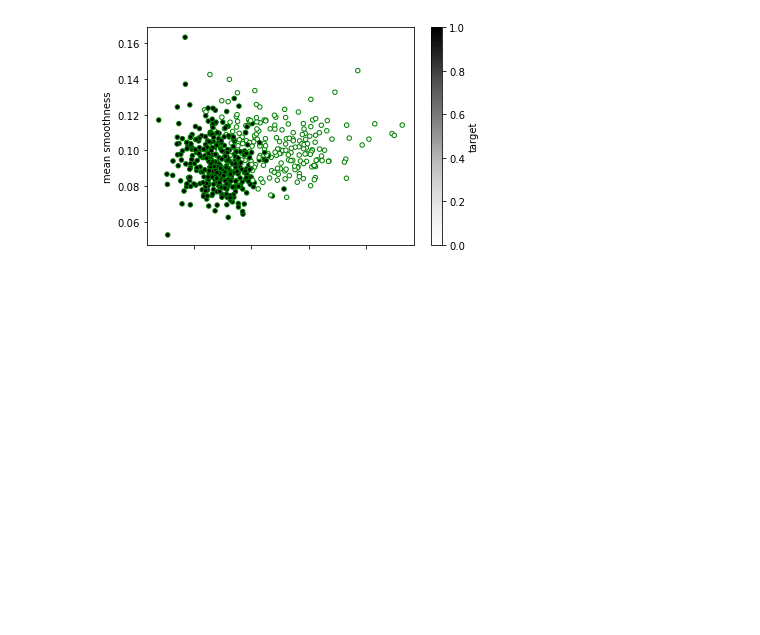
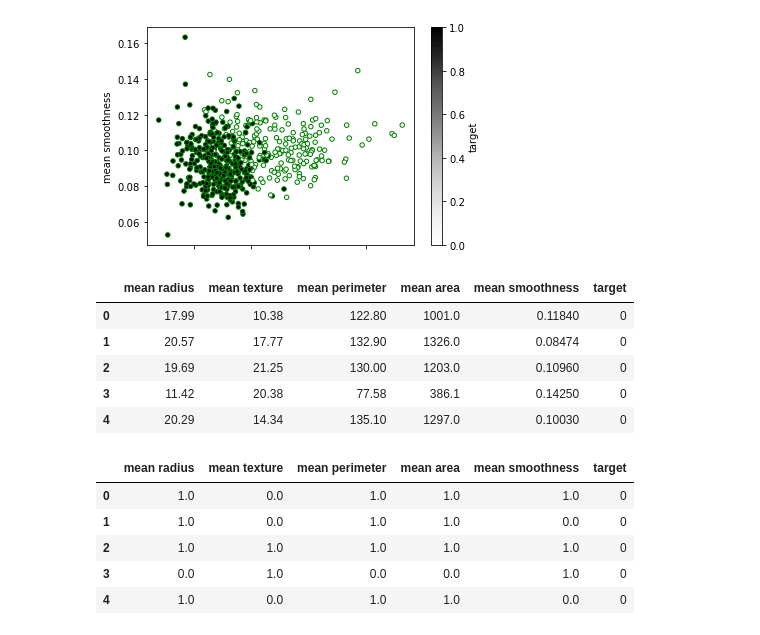
Before and after one commit to alessiorecchia/strive_exe, a Jupyter notebook: M1_Math/04. Probability/test.ipynb, the cells around one changed output. Saved outputs shown, nothing was run; the diff lists cells and outputs as text; code cells hidden in the pictures; blank space fills up the shorter version.

Commit message:
created a discrete table

```diff
--- a/M1_Math/04. Probability/test.ipynb
+++ b/M1_Math/04. Probability/test.ipynb
@@ -47,3 +47,28 @@ df.plot.scatter(x='mean radius', y='mean smoothness', c='target', edgecolors='g'
 # %% [output]
 <AxesSubplot:xlabel='mean radius', ylabel='mean smoothness'>
 [figure]
+# %%
+df_discrete = df.copy(True)
+
+for column in df_discrete.columns:
+    for row in df_discrete.index:
+        if df_discrete.loc[row, column] <= df_discrete[column].mean():
+            df_discrete.loc[row, column] = 0
+        else:
+            df_discrete.loc[row, column] = 1
+
+display(df.head())
+display(df_discrete.head())
+# %% [output]
+|  | mean radius | mean texture | mean perimeter | mean area | mean smoothness | target |
+| 0 | 17.99 | 10.38 | 122.80 | 1001.0 | 0.11840 | 0 |
+| 1 | 20.57 | 17.77 | 132.90 | 1326.0 | 0.08474 | 0 |
+| 2 | 19.69 | 21.25 | 130.00 | 1203.0 | 0.10960 | 0 |
+| 3 | 11.42 | 20.38 | 77.58 | 386.1 | 0.14250 | 0 |
+| 4 | 20.29 | 14.34 | 135.10 | 1297.0 | 0.10030 | 0 |
+|  | mean radius | mean texture | mean perimeter | mean area | mean smoothness | target |
+| 0 | 1.0 | 0.0 | 1.0 | 1.0 | 1.0 | 0 |
+| 1 | 1.0 | 0.0 | 1.0 | 1.0 | 0.0 | 0 |
+| 2 | 1.0 | 1.0 | 1.0 | 1.0 | 1.0 | 0 |
+| 3 | 0.0 | 1.0 | 0.0 | 0.0 | 1.0 | 0 |
+| 4 | 1.0 | 0.0 | 1.0 | 1.0 | 0.0 | 0 |
```
